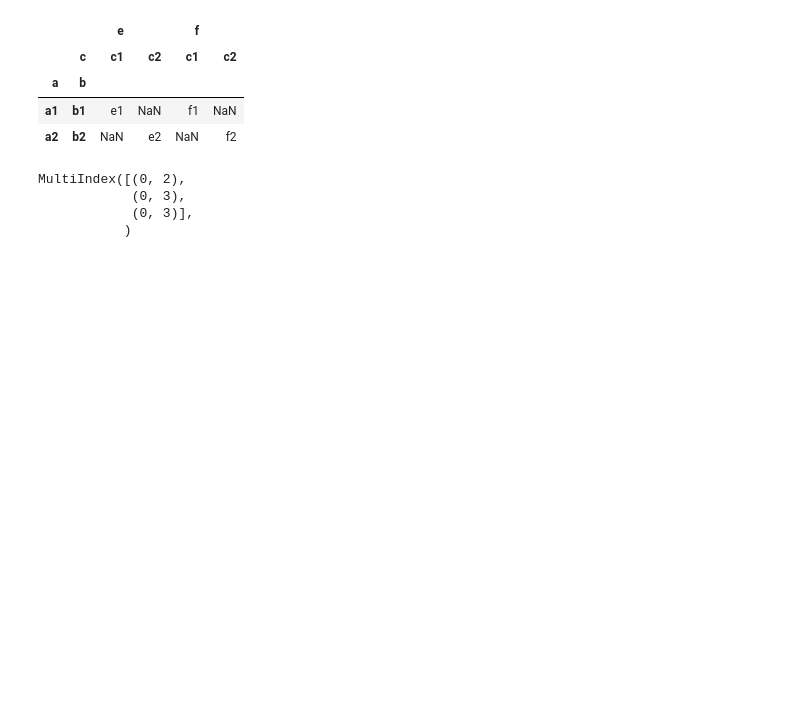
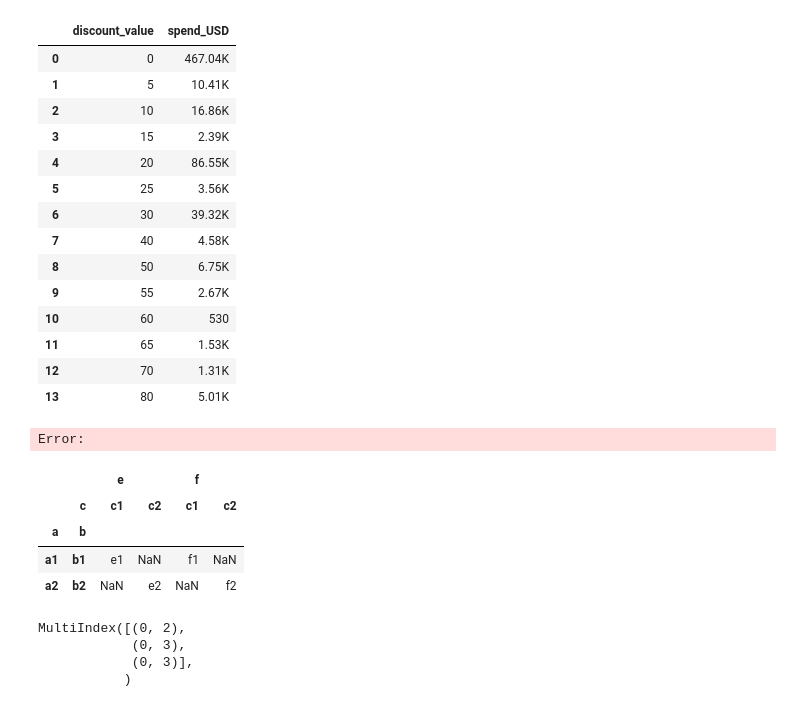
Before and after one commit to Katja-Lebesgue/premium_dashboard, a Jupyter notebook: play/black_friday_discounts.ipynb, the cells around one changed output. Cells and saved outputs as stored; diff of their text form; code cells hidden in the pictures; blank space fills up the shorter version.

```diff
--- a/play/black_friday_discounts.ipynb
+++ b/play/black_friday_discounts.ipynb
@@ -152,5 +145,5 @@ unstacked_df.div(unstacked_df.sum(axis=1), axis=0)
 # %%
-month = 9
-month_df = df[df.date >= date(year=2023, month=month, day=1)]
+month = 11
+month_df = df[(date(year=2023, month=month, day=1) <= df.date) & (df.date < date(year=2023, month=month+1, day=1))]
 month_df.discount.sum() / len(month_df)
 # %% [output]
@@ -162,3 +169,24 @@ november_df.loc[november_df.discount_value > 0, 'discount_value'].median()
+# %%
+oho = month_df.groupby(month_df.discount_value)['spend_USD'].sum().apply(big_number_human_format).reset_index()
+oho.to_csv('/app/data/discount_distribution.csv', index=False)
+oho
+# %% [output]
+|  | discount_value | spend_USD |
+| 0 | 0 | 467.04K |
+| 1 | 5 | 10.41K |
+| 2 | 10 | 16.86K |
+| 3 | 15 | 2.39K |
+| 4 | 20 | 86.55K |
+| 5 | 25 | 3.56K |
+| 6 | 30 | 39.32K |
+| 7 | 40 | 4.58K |
+| 8 | 50 | 6.75K |
+| 9 | 55 | 2.67K |
+| 10 | 60 | 530 |
+| 11 | 65 | 1.53K |
+| 12 | 70 | 1.31K |
+| 13 | 80 | 5.01K |
+Error:
 # %%
 tmp_df = pd.DataFrame(
     data=[["e1", "f1"], ["e2", "f2"]],
```
Also changed, not shown: parts of 11 cells of this notebook, 6 other files.
